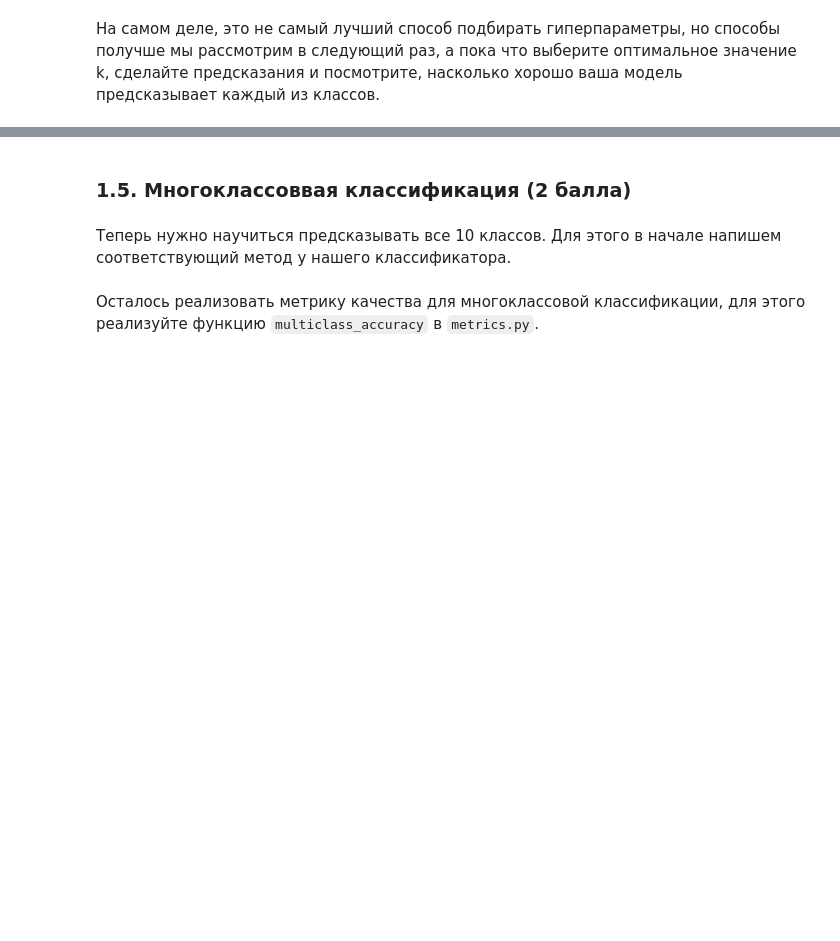
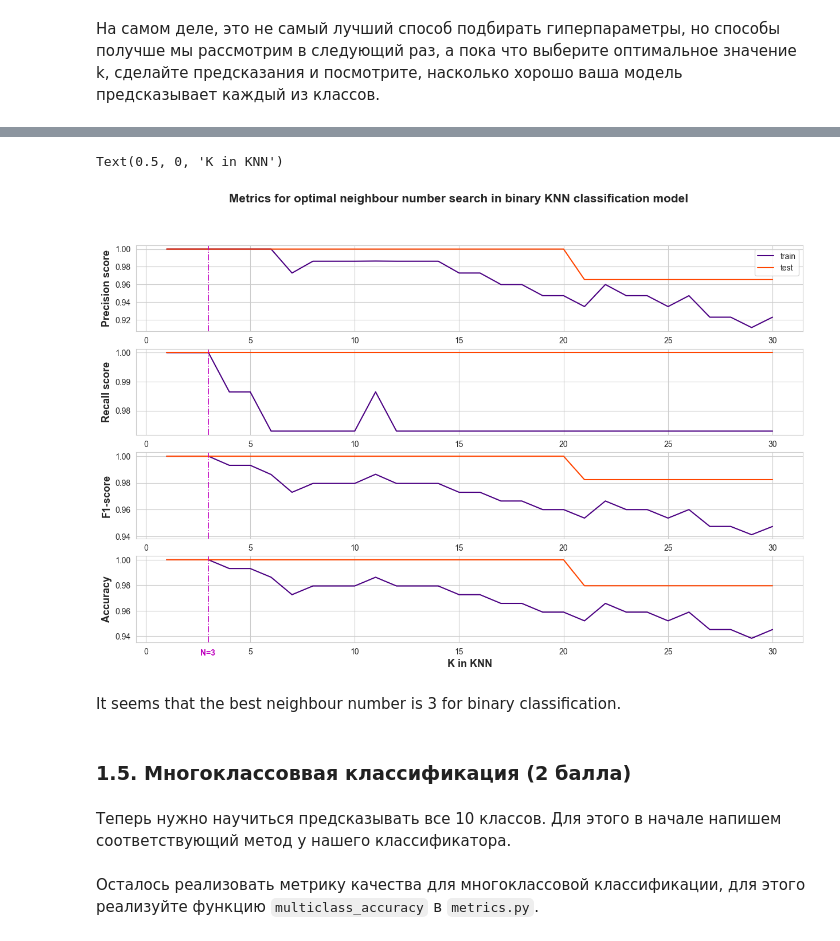
Before and after one commit to pavlovanadia/BI_ML_2023, a Jupyter notebook: HW1/code/KNN.ipynb, the cells around one changed output, grey strips where cells are left out. Cells and saved outputs as stored; diff of their text form; code cells hidden in the pictures; blank space fills up the shorter version.

```diff
--- a/HW1/code/KNN.ipynb
+++ b/HW1/code/KNN.ipynb
@@ -330,3 +405,39 @@ plt.ylabel("Accuracy");
+# %%
+params = list(range(1, 31))
+train_metrics, test_metrics = find_best_k_2(binary_train_X, binary_train_y, binary_test_X, binary_test_y, params, beau=False)
+# %%
+figure, axis = plt.subplots(4, 1, figsize=(15, 9))
+
+figure.suptitle("Metrics for optimal neighbour number search in binary KNN classification model", size=15, weight="bold")
+
+axis[0].plot(params, np.array(train_metrics[0]), label="train", color='indigo')
+axis[0].plot(params, np.array(test_metrics[0]), label="test", color='orangered')
+axis[0].legend()
+axis[0].set_ylabel("Precision score", size=13, weight="bold")
+axis[0].axvline(x=3, color='m', linestyle='-.', linewidth=1.2)
+
+axis[1].plot(params, np.array(train_metrics[1]), label="train", color='indigo')
+axis[1].plot(params, np.array(test_metrics[1]), label="test", color='orangered')
+axis[1].set_ylabel("Recall score", size=13, weight="bold")
+axis[1].axvline(x=3, color='m', linestyle='-.', linewidth=1.2)
+
+axis[2].plot(params, np.array(train_metrics[2]), label="train", color='indigo')
+axis[2].plot(params, np.array(test_metrics[2]), label="test", color='orangered')
+axis[2].set_ylabel("F1-score", size=13, weight="bold")
+axis[2].axvline(x=3, color='m', linestyle='-.', linewidth=1.2)
+
+axis[3].plot(params, np.array(train_metrics[3]), label="train", color='indigo')
+axis[3].plot(params, np.array(test_metrics[3]), label="test", color='orangered')
+axis[3].set_ylabel("Accuracy", size=13, weight="bold")
+axis[3].axvline(x=3, color='m', linestyle='-.', linewidth=1.2)
+
+axis[3].text(x=2.6, y=0.925, s="N=3", fontdict={'fontsize': 10, 'fontweight': 'bold', 'color': 'm'})
+axis[3].set_xlabel("K in KNN", size=13, weight="bold")
+# %% [output]
+Text(0.5, 0, 'K in KNN')
+[figure, added]
+# %% [markdown]
+It seems that the best neighbour number is 3 for binary classification.
 # %% [markdown]
 ### 1.5. Многоклассоввая классификация (2 балла)
 # %% [markdown]
```
Also changed, not shown: parts of 68 cells of this notebook, 3 other files.
